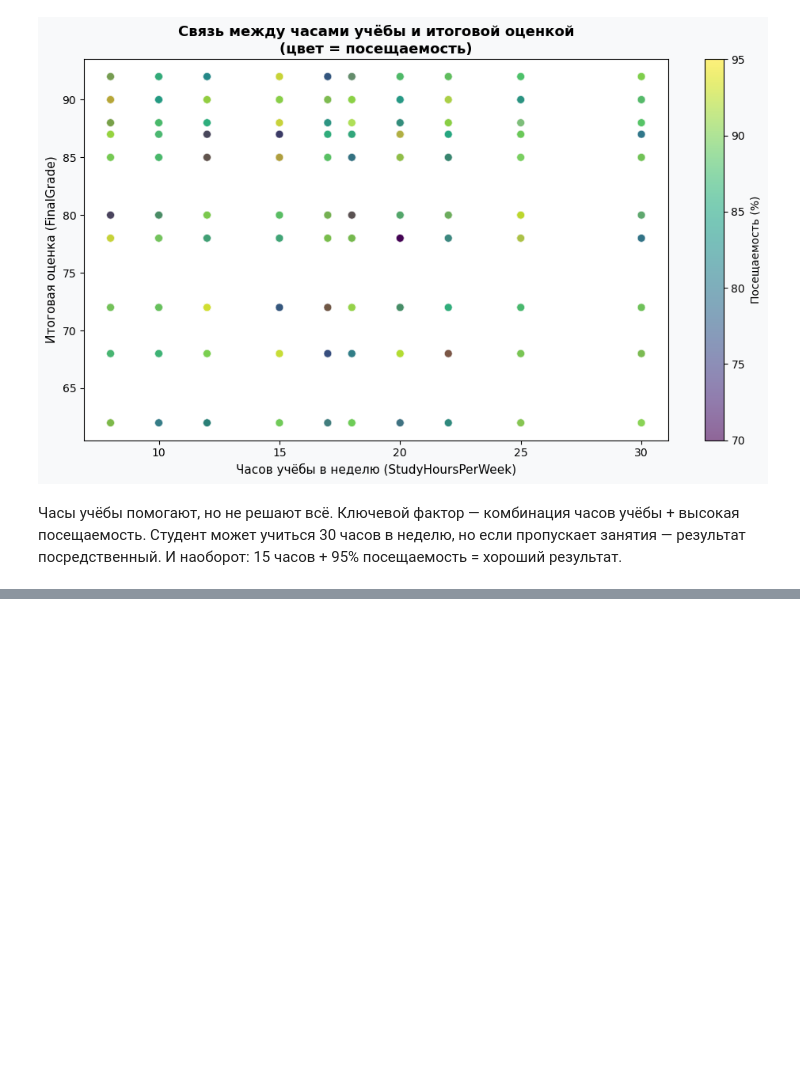
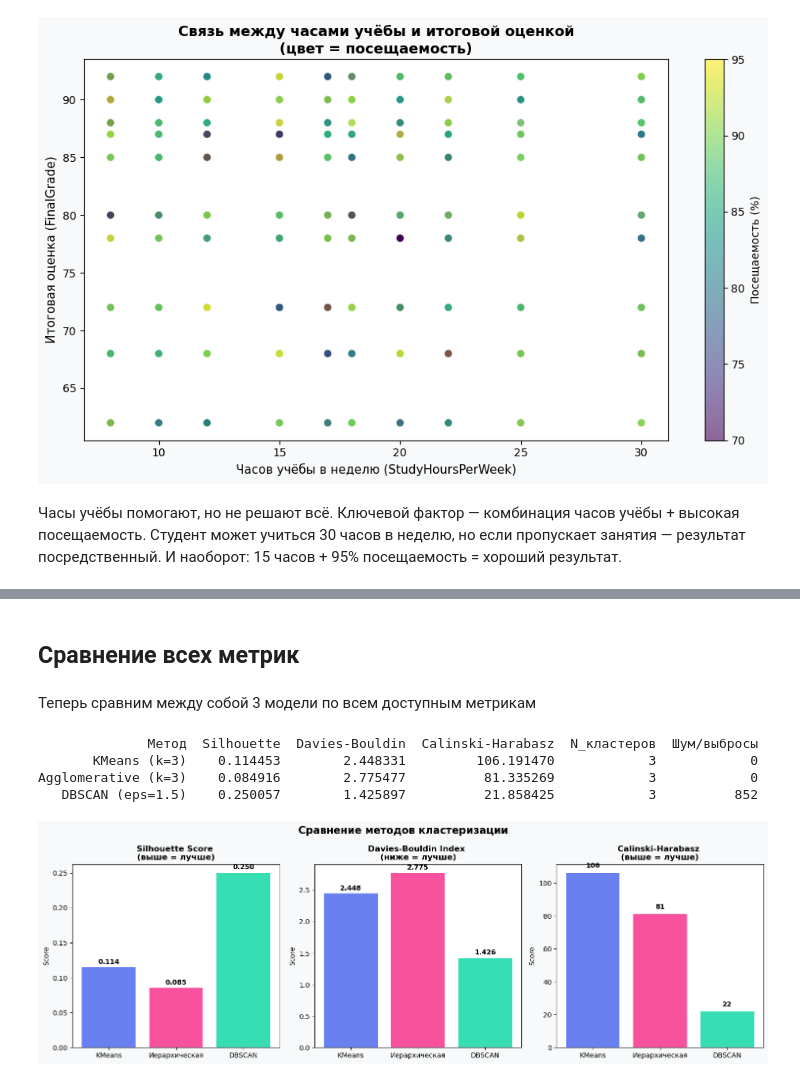
Before and after one commit to timur-valiullin/Calobaration_work, a Jupyter notebook: Students_Rating.ipynb, the cells around one changed output, grey strips where cells are left out. Saved outputs shown, nothing was run; the diff lists cells and outputs as text; code cells hidden in the pictures; blank space fills up the shorter version.

```diff
--- a/Students_Rating.ipynb
+++ b/Students_Rating.ipynb
@@ -329,0 +493,9 @@ plt.show()
+# %%
+dbscan = DBSCAN(eps=1.5, min_samples=15)
+labels_dbscan = dbscan.fit_predict(X_scaled)
+n_clusters_dbscan = len(set(labels_dbscan)) - (1 if -1 in labels_dbscan else 0)
+n_noise = list(labels_dbscan).count(-1)
+
+print(f"РЕЗУЛЬТАТЫ DBSCAN:")
+print(f"  Найдено кластеров:  {n_clusters_dbscan}")
+print(f"  Точек-выбросов:     {n_noise} ({n_noise/len(labels_dbscan)*100:.1f}%)")
@@ -329,0 +506,11 @@ plt.show()
+# %%
+if n_clusters_dbscan > 1:
+    mask_no_noise = labels_dbscan != -1
+    sil_dbscan = silhouette_score(X_scaled[mask_no_noise], labels_dbscan[mask_no_noise])
+    db_dbscan = davies_bouldin_score(X_scaled[mask_no_noise], labels_dbscan[mask_no_noise])
+    ch_dbscan = calinski_harabasz_score(X_scaled[mask_no_noise], labels_dbscan[mask_no_noise])
+
+    print("  Метрики (без учёта шума):")
+    print(f"    Silhouette Score:      {sil_dbscan:.4f}")
+    print(f"    Davies-Bouldin Index:  {db_dbscan:.4f}")
+    print(f"    Calinski-Harabasz:     {ch_dbscan:.1f}")
@@ -329,0 +543,48 @@ plt.show()
+# %% [markdown]
+## Сравнение всех метрик
+# %% [markdown]
+Теперь сравним между собой 3 модели по всем доступным метрикам
+# %%
+metrics_comparison = pd.DataFrame({
+    'Метод': ['KMeans (k=3)', 'Agglomerative (k=3)', 'DBSCAN (eps=1.5)'],
+    'Silhouette': [sil_kmeans, sil_agg, sil_dbscan],
+    'Davies-Bouldin': [db_kmeans, db_agg, db_dbscan],
+    'Calinski-Harabasz': [ch_kmeans, ch_agg, ch_dbscan],
+    'N_кластеров': [3, 3, n_clusters_dbscan],
+    'Шум/выбросы': [0, 0, n_noise]
+})
+print(metrics_comparison.to_string(index=False))
+# %% [output]
+              Метод  Silhouette  Davies-Bouldin  Calinski-Harabasz  N_кластеров  Шум/выбросы
+       KMeans (k=3)    0.114453        2.448331         106.191470            3            0
+Agglomerative (k=3)    0.084916        2.775477          81.335269            3            0
+   DBSCAN (eps=1.5)    0.250057        1.425897          21.858425            3          852
+# %%
+fig, axes = plt.subplots(1, 3, figsize=(15, 5))
+fig.suptitle('Сравнение методов кластеризации', fontsize=15, fontweight='bold')
+
+methods = ['KMeans', 'Иерархическая', 'DBSCAN']
+colors = ['#4361EE', '#F72585', '#06D6A0']
+
+axes[0].bar(methods, [sil_kmeans, sil_agg, sil_dbscan], color=colors, alpha=0.8)
+axes[0].set_title('Silhouette Score \n(выше = лучше)', fontweight='bold')
+axes[0].set_ylabel('Score')
+for i, v in enumerate([sil_kmeans, sil_agg, sil_dbscan]):
+    axes[0].text(i, v + 0.005, f'{v:.3f}', ha='center', fontweight='bold')
+
+axes[1].bar(methods, [db_kmeans, db_agg, db_dbscan], color=colors, alpha=0.8)
+axes[1].set_title('Davies-Bouldin Index \n(ниже = лучше)', fontweight='bold')
+axes[1].set_ylabel('Score')
+for i, v in enumerate([db_kmeans, db_agg, db_dbscan]):
+    axes[1].text(i, v + 0.05, f'{v:.3f}', ha='center', fontweight='bold')
+
+axes[2].bar(methods, [ch_kmeans, ch_agg, ch_dbscan], color=colors, alpha=0.8)
+axes[2].set_title('Calinski-Harabasz \n(выше = лучше)', fontweight='bold')
+axes[2].set_ylabel('Score')
+for i, v in enumerate([ch_kmeans, ch_agg, ch_dbscan]):
+    axes[2].text(i, v + 3, f'{v:.0f}', ha='center', fontweight='bold')
+
+plt.tight_layout()
+plt.show()
+# %% [output]
+[figure, added]
```
Also changed, not shown: parts of 23 cells of this notebook.
